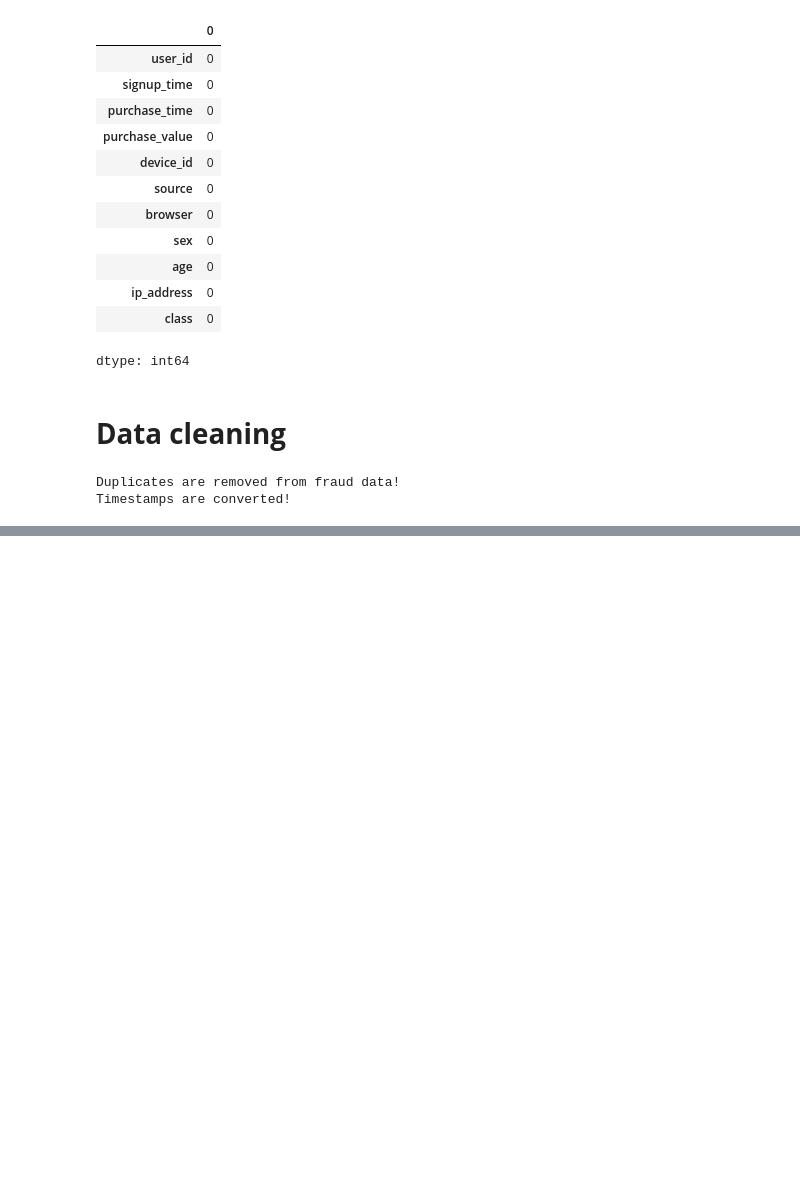
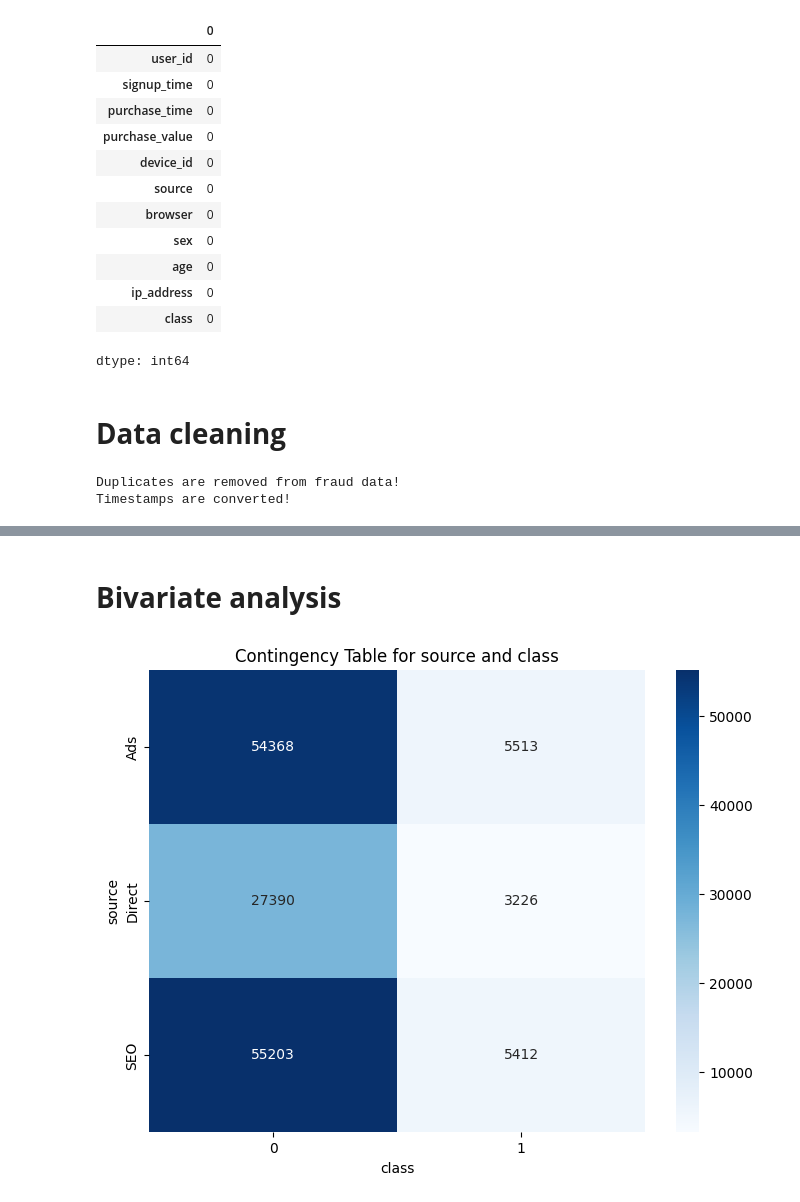
Before and after one commit to hiwothadush/fraud-detection-for-eCommerce-and-banks, a Jupyter notebook: notebooks/fraud_data_preprocessing.ipynb, the cells around one changed output, grey strips where cells are left out. Cells and saved outputs as stored; diff of their text form; code cells hidden in the pictures; blank space fills up the shorter version.

```diff
--- a/notebooks/fraud_data_preprocessing.ipynb
+++ b/notebooks/fraud_data_preprocessing.ipynb
@@ -150,0 +175,26 @@ summarize_dataset(fraud_data, numerical_columns)
+# %% [markdown]
+# **Bivariate analysis**
+# %%
+def cramers_v(df,var1, var2):
+    # Create a contingency table
+    contingency_table = pd.crosstab(df[var1], df[var2])
+
+    # Perform Chi-Square test
+    chi2, p, dof, expected = chi2_contingency(contingency_table)
+
+    # Calculate Cramér's V
+    n = contingency_table.sum().sum()
+    cramers_v = np.sqrt(chi2 / (n * (min(contingency_table.shape) - 1)))
+
+    # Visualize the heatmap of the contingency table
+    plt.figure(figsize=(8, 6))
+    sns.heatmap(contingency_table, annot=True, fmt="d", cmap='Blues')
+    plt.title(f'Contingency Table for {var1} and {var2}')
+    plt.xlabel(var2)
+    plt.ylabel(var1)
+    plt.show()
+# %%
+# 'source','browser','sex','class'
+cramers_v(fraud_data,'source','class')
+# %% [output]
+[figure, added]
```
Also changed, not shown: parts of 24 cells of this notebook.
